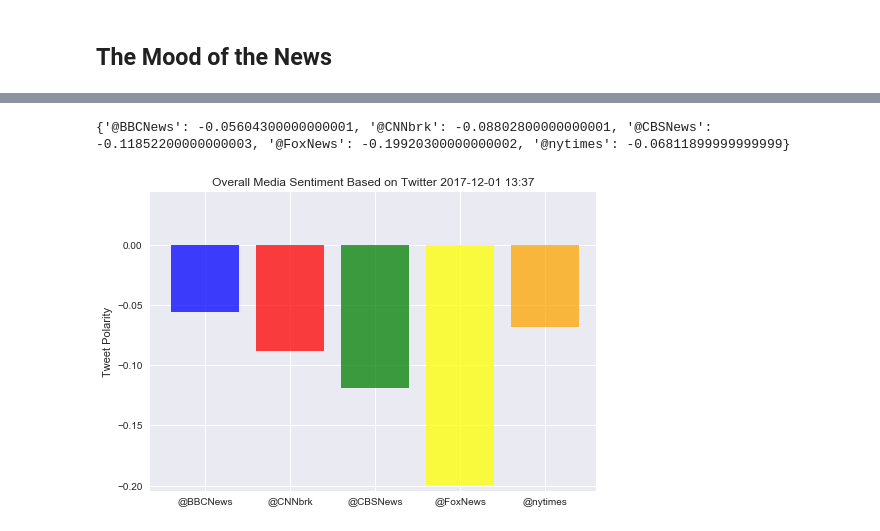
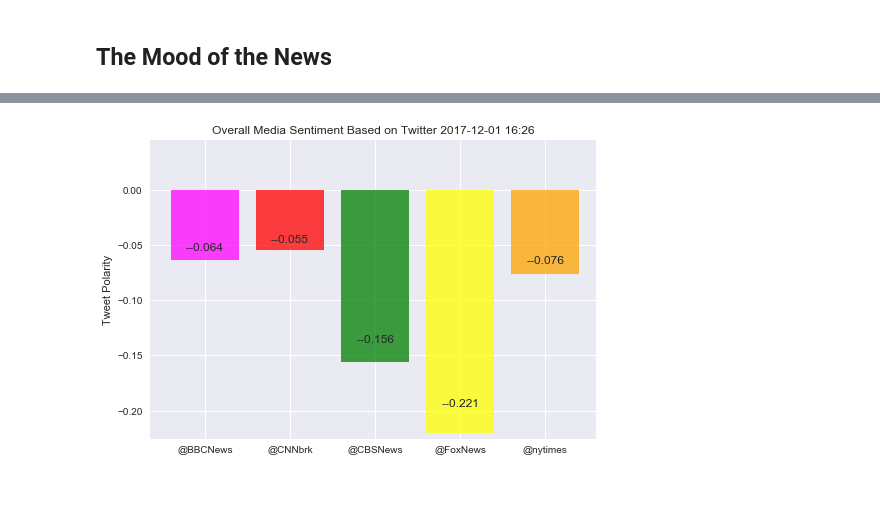
Before and after one commit to TomBerton/PySocialAnalytics, a Jupyter notebook: News_Mood.ipynb, the cells around one changed output, grey strips where cells are left out. Saved outputs shown, nothing was run; the diff lists cells and outputs as text; code cells hidden in the pictures; blank space fills up the shorter version.

```diff
--- a/News_Mood.ipynb
+++ b/News_Mood.ipynb
@@ -107,8 +107,8 @@ news_sentiments.to_csv('New_Source_sentiments.csv', encoding='utf-8', index=Fals
 # %%
 #Graph the 100 tweets from each news source with a timestamp "Tweets Ago".
 
-colors = ['blue','red','green','yellow','orange']
-
+colors = ['magenta','red','green','yellow','orange']
+plt.style.use('seaborn')
 for i in np.arange(0,len(target_user)):
     news_source = news_sentiments.loc[news_sentiments["News Source"]==target_user[i]]
     news_source = news_source.sort_values("Tweets Ago")
@@ -132,30 +132,36 @@ plt.show()
-# %%
-for i in np.arange(0,len(target_user)):
-    news_source = news_sentiments.loc[news_sentiments["News Source"]==target_user[i]]
-    news_avg_cmpd[target_user[i]] = news_source["Compound"].mean()
-print(news_avg_cmpd)
-# %% [output]
-{'@BBCNews': -0.05604300000000001, '@CNNbrk': -0.08802800000000001, '@CBSNews': -0.11852200000000003, '@FoxNews': -0.19920300000000002, '@nytimes': -0.06811899999999999}
 # %%
 #Plot a bar graph showing the overall sentiment analysis of the 100 tweets for each news source.
 
 plt.style.use('seaborn')
 fig, ax = plt.subplots()
 tick_locations = []
 news_avg_cmpd = {}
 
 for i in np.arange(0,len(target_user)):
     news_source = news_sentiments.loc[news_sentiments["News Source"]==target_user[i]]
     news_avg_cmpd[target_user[i]] = news_source["Compound"].mean()
     tick_locations.append(i + 0.4)
 
 x_axis = np.arange(0, len(target_user) )
 plt.xlim(-0.25, len(target_user))
 plt.ylim(min(news_avg_cmpd.values()) - 0.005, max(news_avg_cmpd.values()) + 0.1)
 plt.title(f"Overall Media Sentiment Based on Twitter {datetime.now().strftime('%Y-%m-%d %H:%M')}" )
 plt.ylabel("Tweet Polarity")
 plt.xticks(tick_locations, news_avg_cmpd, rotation="horizontal")
-plt.bar(x_axis, news_avg_cmpd.values(), color = colors, alpha=0.75, align="edge")
+bar_graphs = plt.bar(x_axis, news_avg_cmpd.values(), color = colors, alpha=0.75, align="edge")
+
+def bar_label(rects):
+    for rect in rects:
+        height = rect.get_height()
+        ax.text(rect.get_x() + rect.get_width()/2., 0.9*height,
+                '-%.3f' %float(height), ha='center', va='bottom', fontsize=12)
+
+bar_label(bar_graphs)
+
+# Save the figure
+plt.savefig("Overall_Media_Sentiment.png")
+
+
 plt.show()
 # %% [output]
-[figure, old version]
+[figure, new version]
```
Also changed, not shown: parts of 3 cells of this notebook, 3 other files.
